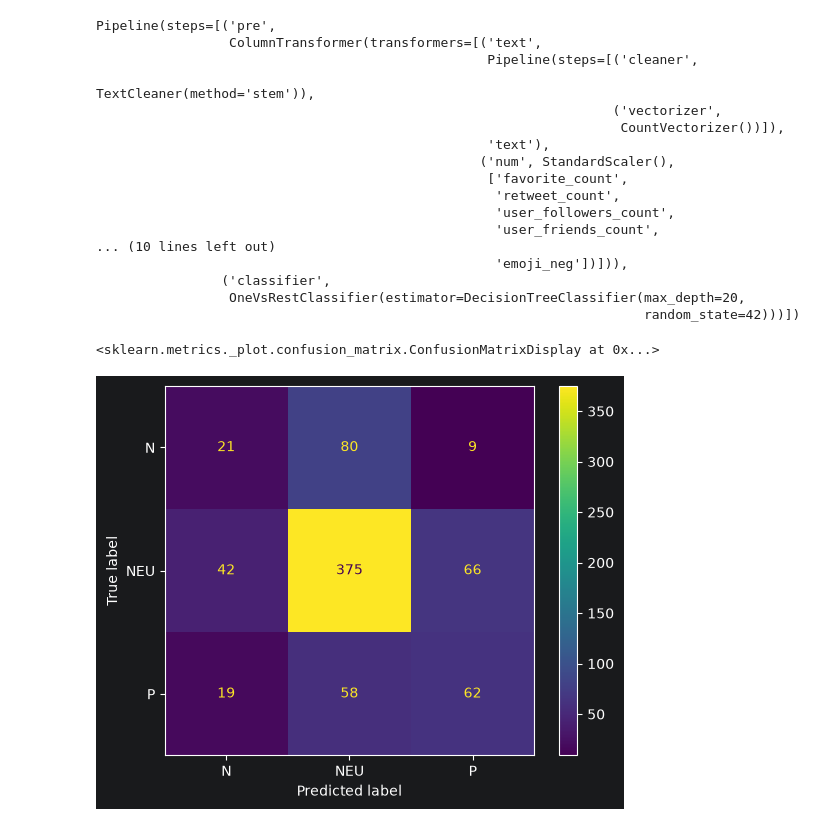
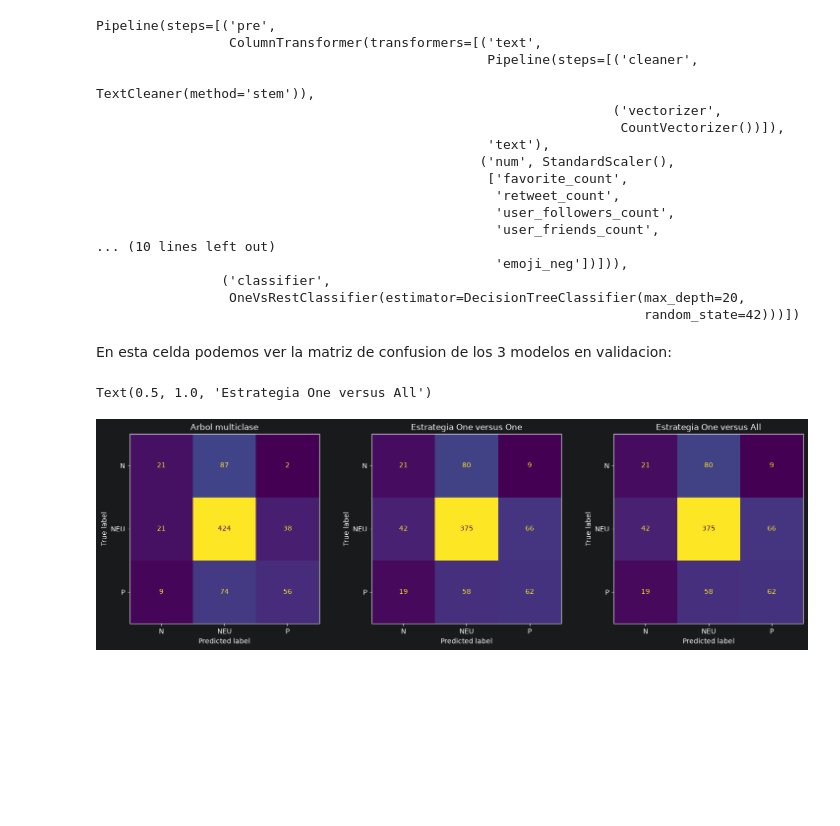
Before and after one commit to LucasFis/Tp_tweets, a Jupyter notebook: Tp_tweets.ipynb, the cells around one changed output. Cells and saved outputs as stored; diff of their text form; code cells hidden in the pictures; blank space fills up the shorter version.

Commit message:
Dejo limpio la parte de validacion

```diff
--- a/Tp_tweets.ipynb
+++ b/Tp_tweets.ipynb
@@ -806,11 +756,31 @@ Pipeline(steps=[('pre',
                 ('classifier',
                  OneVsRestClassifier(estimator=DecisionTreeClassifier(max_depth=20,
                                                                       random_state=42)))])
-# %%
-y_pred_ova = modelo_ova.predict(X_val)
-
-#Matriz de confusion en validacion
-ConfusionMatrixDisplay.from_predictions(y_val, y_pred_ova)
-# %% [output]
-<sklearn.metrics._plot.confusion_matrix.ConfusionMatrixDisplay at 0x...>
-[figure, removed]
+# %% [markdown]
+En esta celda podemos ver la matriz de confusion de los 3 modelos en validacion:
+# %%
+import matplotlib.pyplot as plt
+from sklearn.metrics import ConfusionMatrixDisplay
+
+fig, axes = plt.subplots(1, 3, figsize=(18, 5))
+
+y_pred_dt = mejor_modelo_dt.predict(X_val)
+
+#Matriz de confusion en validacion de decision tree
+ConfusionMatrixDisplay.from_predictions(y_val, y_pred_dt, ax=axes[0], colorbar=False)
+axes[0].set_title("Arbol multiclase")
+
+y_pred_ovo = modelo_ovo.predict(X_val)
+
+#Matriz de confusion en validacion con estrategia One versus One
+ConfusionMatrixDisplay.from_predictions(y_val, y_pred_ovo, ax=axes[1], colorbar=False)
+axes[1].set_title("Estrategia One versus One")
+
+y_pred_ova = modelo_ova.predict(X_val)
+
+#Matriz de confusion en validacion con estrategia One versus All
+ConfusionMatrixDisplay.from_predictions(y_val, y_pred_ova, ax=axes[2], colorbar=False)
+axes[2].set_title("Estrategia One versus All")
+# %% [output]
+Text(0.5, 1.0, 'Estrategia One versus All')
+[figure, added]
```
Also changed, not shown: parts of 9 cells of this notebook.
